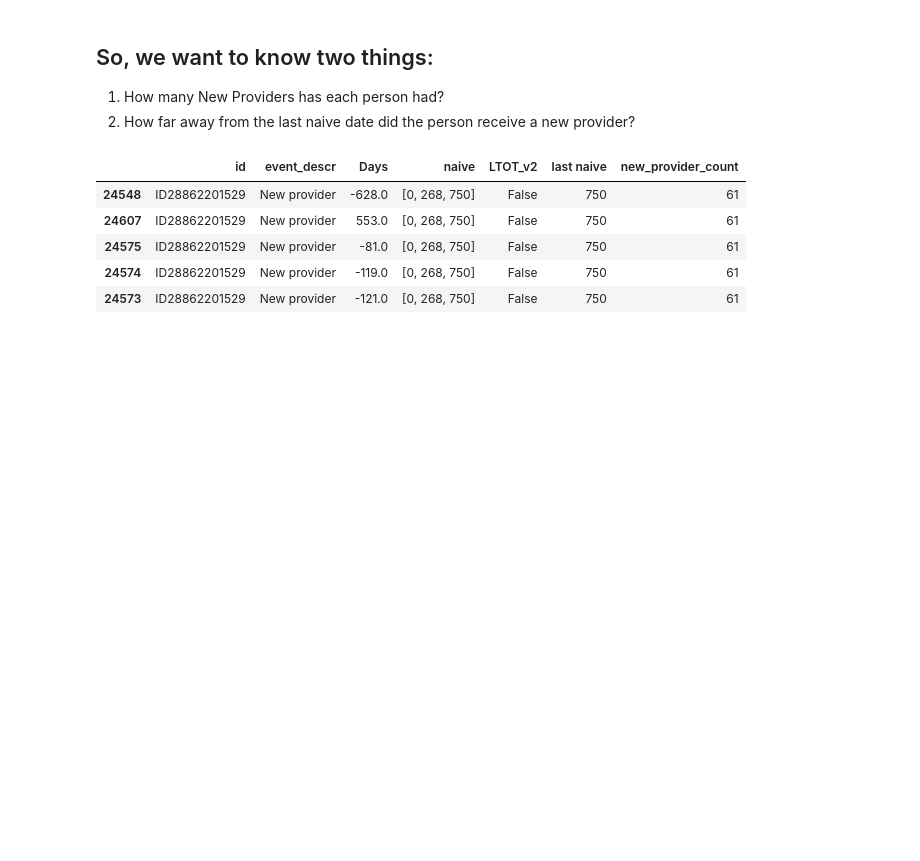
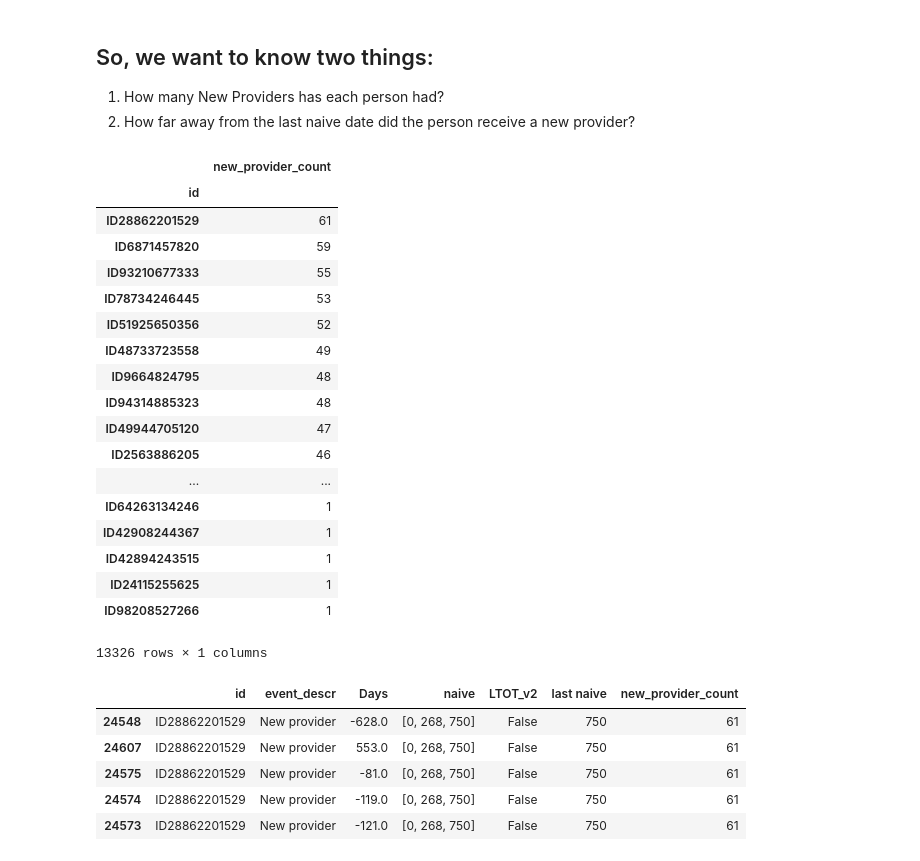
Before and after one commit to chenson2018/Humana-Mays-Competition, a Jupyter notebook: Exploration-Jake.ipynb, the cells around one changed output. Cells and saved outputs as stored; diff of their text form; code cells hidden in the pictures; blank space fills up the shorter version.

```diff
--- a/Exploration-Jake.ipynb
+++ b/Exploration-Jake.ipynb
@@ -1,6 +1,6 @@
 # %%
 import pandas as pd
-df = pd.read_csv('training.csv')
+df = pd.read_csv('jake_filter.csv')
 # %%
 rv = pd.read_csv('response_variable_v2.csv')
 # %%
@@ -392,6 +392,28 @@ new_provider_rv_count = new_provider_rv.groupby('id')['event_descr'].agg('count'
 new_provider_rv_count = pd.DataFrame(new_provider_rv_count)
 # %%
 new_provider_rv_count = new_provider_rv_count.rename(columns={'event_descr':'new_provider_count'})
+# %%
+new_provider_rv_count
+# %% [output]
+|  | new_provider_count |
+| id |  |
+| ID28862201529 | 61 |
+| ID6871457820 | 59 |
+| ID93210677333 | 55 |
+| ID78734246445 | 53 |
+| ID51925650356 | 52 |
+| ID48733723558 | 49 |
+| ID9664824795 | 48 |
+| ID94314885323 | 48 |
+| ID49944705120 | 47 |
+| ID2563886205 | 46 |
+| ... | ... |
+| ID64263134246 | 1 |
+| ID42908244367 | 1 |
+| ID42894243515 | 1 |
+| ID24115255625 | 1 |
+| ID98208527266 | 1 |
+13326 rows × 1 columns
 # %%
 new_provider_rv = pd.merge(new_provider_rv, new_provider_rv_count, on='id')
 # %%
```
Also changed, not shown: parts of 30 cells of this notebook.
